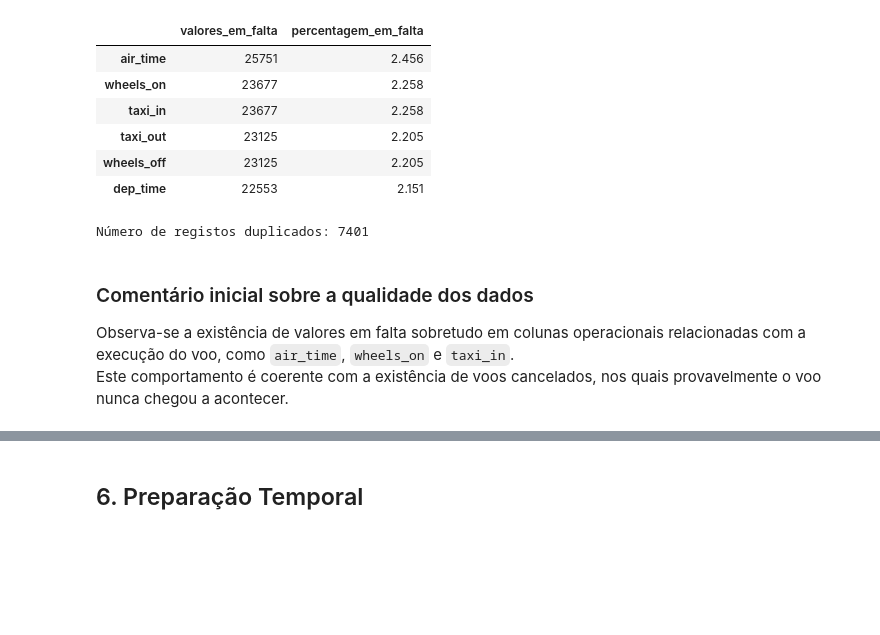
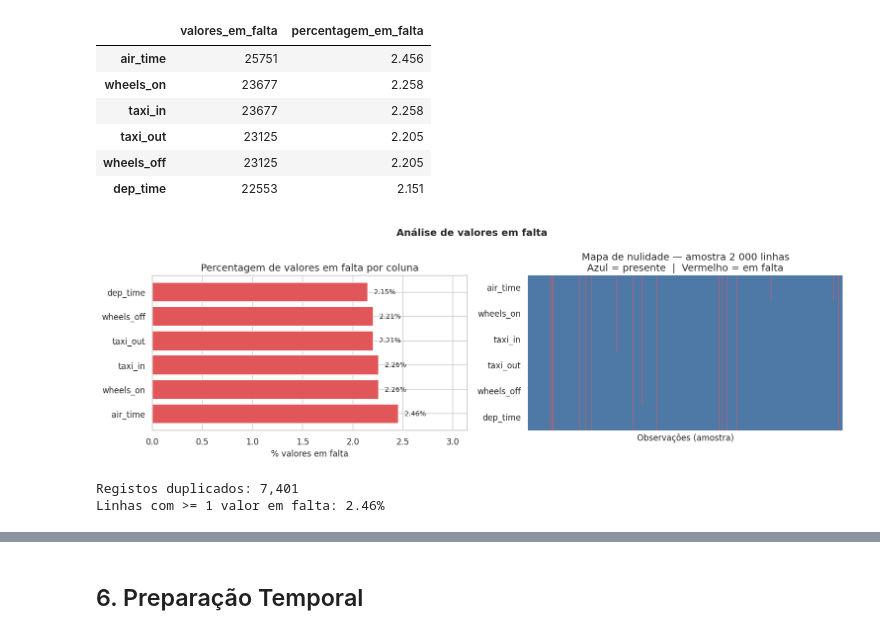
Before and after one commit to rodrigoramooos/previsao-atrasos-voos, a Jupyter notebook: notebooks/1.0_eda_limpeza.ipynb, the cells around one changed output, grey strips where cells are left out. Cells and saved outputs as stored; diff of their text form; code cells hidden in the pictures; blank space fills up the shorter version.

Commit message:
Kaggle Notebook | EDA e Limpeza | Versão Final #3

```diff
--- a/notebooks/1.0_eda_limpeza.ipynb
+++ b/notebooks/1.0_eda_limpeza.ipynb
@@ -13,6 +20,7 @@ warnings.filterwarnings("ignore")
 import numpy as np
 import pandas as pd
 import matplotlib.pyplot as plt
+import matplotlib.ticker as mticker
 import seaborn as sns
 import os
 
@@ -23,9 +31,11 @@ SEMENTE = 42
 np.random.seed(SEMENTE)
 
 pd.set_option("display.max_columns", None)
-pd.set_option("display.float_format", lambda valor: f"{valor:,.3f}")
+pd.set_option("display.float_format", lambda v: f"{v:,.3f}")
 
-sns.set_theme(style="whitegrid", context="notebook")
+CORES = {"normal": "#4E79A7", "atrasado": "#F28E2B", "cancelado": "#E15759"}
+sns.set_theme(style="whitegrid", context="notebook", palette="muted")
+plt.rcParams.update({"figure.dpi": 110, "axes.titlesize": 13, "axes.labelsize": 11})
 # %% [markdown]
 ## 2. Carregamento do Conjunto de Dados
 # %%
@@ -196,14 +162,37 @@ display(
 | taxi_out | 23125 | 2.205 |
 | wheels_off | 23125 | 2.205 |
 | dep_time | 22553 | 2.151 |
-# %%
-# registos duplicados
-numero_duplicados = dados.duplicated().sum()
-print(f"Número de registos duplicados: {numero_duplicados}")
-# %% [output]
-Número de registos duplicados: 7401
-# %% [markdown]
-### Comentário inicial sobre a qualidade dos dados
-
-Observa-se a existência de valores em falta sobretudo em colunas operacionais relacionadas com a execução do voo, como `air_time`, `wheels_on` e `taxi_in`.
-Este comportamento é coerente com a existência de voos cancelados, nos quais provavelmente o voo nunca chegou a acontecer.
+# %%
+if not resumo_nulos.empty:
+    fig, axes = plt.subplots(1, 2, figsize=(14, 4.5))
+
+    ax = axes[0]
+    ax.barh(resumo_nulos.index, resumo_nulos["percentagem_em_falta"],
+            color=CORES["cancelado"], edgecolor="white")
+    ax.set_xlabel("% valores em falta")
+    ax.set_title("Percentagem de valores em falta por coluna")
+    for i, v in enumerate(resumo_nulos["percentagem_em_falta"]):
+        ax.text(v + 0.04, i, f" {v:.2f}%", va="center", fontsize=9)
+    ax.set_xlim(0, resumo_nulos["percentagem_em_falta"].max() * 1.28)
+
+    ax = axes[1]
+    amostra_nulos = dados[resumo_nulos.index].sample(2000, random_state=SEMENTE).isna()
+    sns.heatmap(amostra_nulos.T, cbar=False, ax=ax,
+                cmap=["#4E79A7", "#E15759"], yticklabels=True, xticklabels=False)
+    ax.set_title("Mapa de nulidade — amostra 2 000 linhas\nAzul = presente  |  Vermelho = em falta")
+    ax.set_xlabel("Observações (amostra)")
+
+    plt.suptitle("Análise de valores em falta", fontweight="bold", fontsize=13)
+    plt.tight_layout()
+    plt.show()
+# %% [output]
+[figure, added]
+# %%
+n_dup = dados.duplicated().sum()
+linhas_nulos_pct = dados.isna().any(axis=1).mean() * 100
+
+print(f"Registos duplicados: {n_dup:,}")
+print(f"Linhas com >= 1 valor em falta: {linhas_nulos_pct:.2f}%")
+# %% [output]
+Registos duplicados: 7,401
+Linhas com >= 1 valor em falta: 2.46%
```
Also changed, not shown: parts of 90 cells of this notebook.
